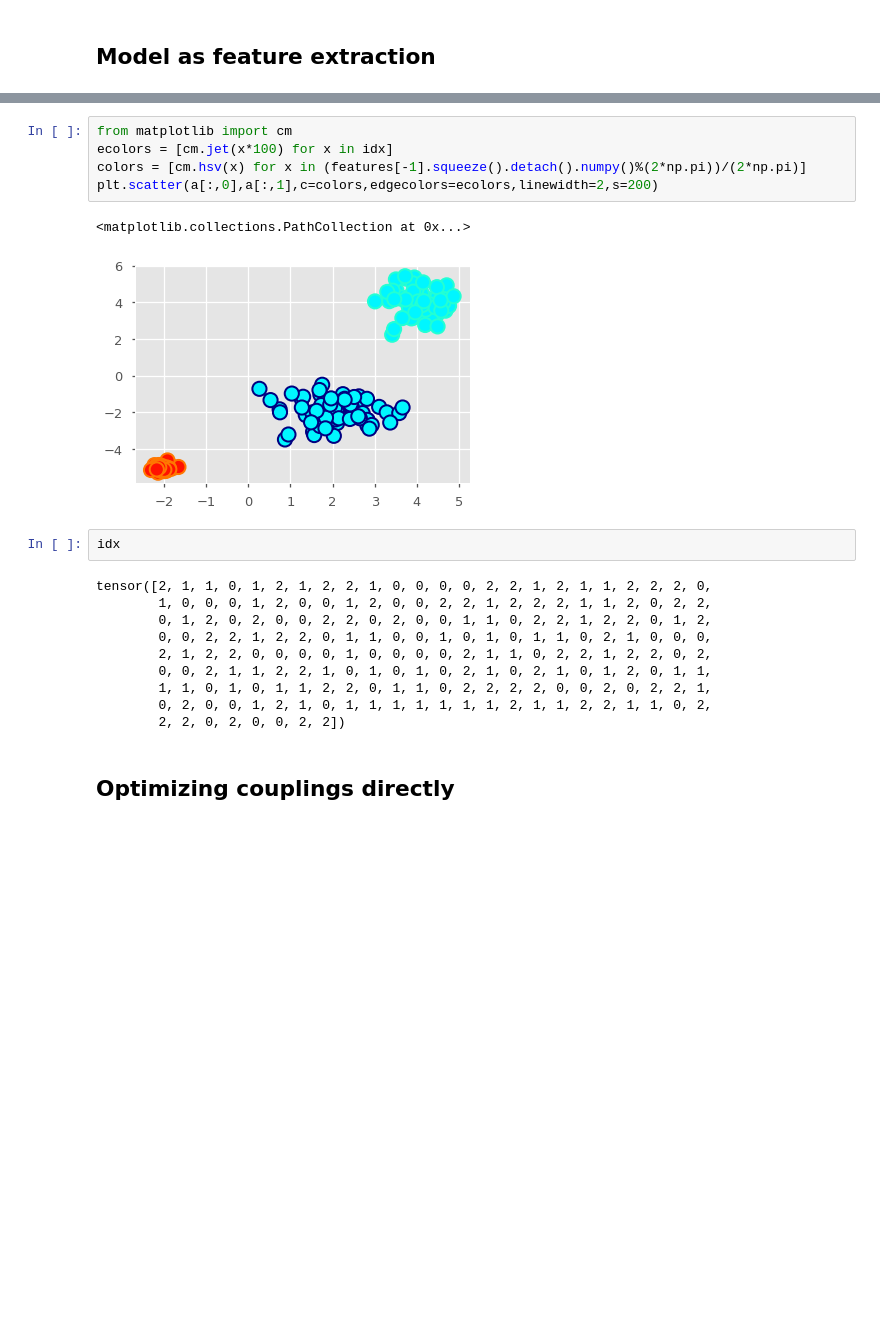
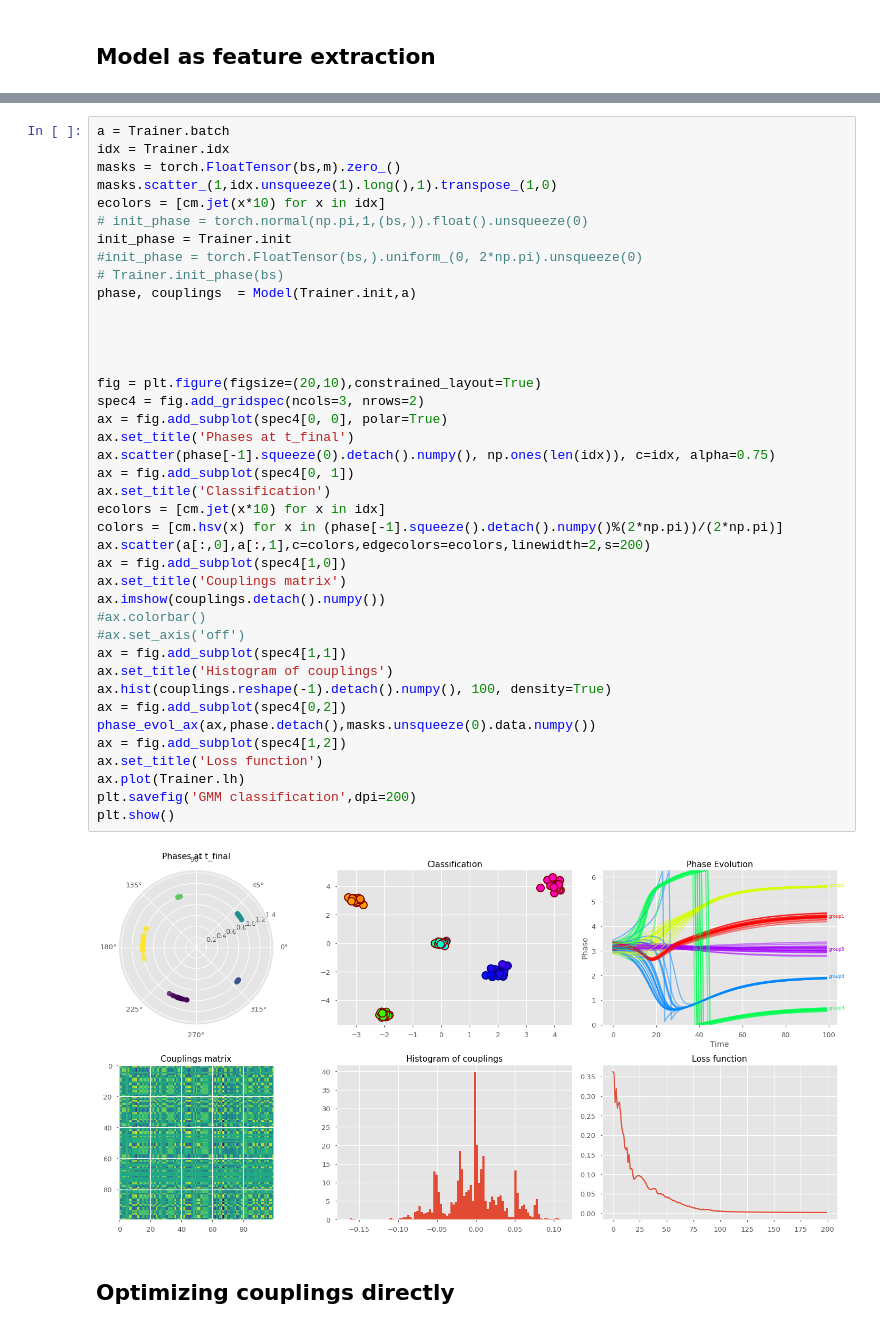
Before and after one commit to serre-lab/synchrony, a Jupyter notebook: notebooks/GMM_clustering.ipynb, the cells around one changed output, grey strips where cells are left out. Drawn from its saved outputs; the diff is of its cells as text; blank space fills up the shorter version.

```diff
--- a/notebooks/GMM_clustering.ipynb
+++ b/notebooks/GMM_clustering.ipynb
@@ -555,23 +584,45 @@ plt.close()
-# %%
-from matplotlib import cm
-ecolors = [cm.jet(x*100) for x in idx]
-colors = [cm.hsv(x) for x in (features[-1].squeeze().detach().numpy()%(2*np.pi))/(2*np.pi)]
-plt.scatter(a[:,0],a[:,1],c=colors,edgecolors=ecolors,linewidth=2,s=200)
-# %% [output]
-<matplotlib.collections.PathCollection at 0x...>
-[figure, removed]
-# %%
-idx
-# %% [output]
-tensor([2, 1, 1, 0, 1, 2, 1, 2, 2, 1, 0, 0, 0, 0, 2, 2, 1, 2, 1, 1, 2, 2, 2, 0,
-        1, 0, 0, 0, 1, 2, 0, 0, 1, 2, 0, 0, 2, 2, 1, 2, 2, 2, 1, 1, 2, 0, 2, 2,
-        0, 1, 2, 0, 2, 0, 0, 2, 2, 0, 2, 0, 0, 1, 1, 0, 2, 2, 1, 2, 2, 0, 1, 2,
-        0, 0, 2, 2, 1, 2, 2, 0, 1, 1, 0, 0, 1, 0, 1, 0, 1, 1, 0, 2, 1, 0, 0, 0,
-        2, 1, 2, 2, 0, 0, 0, 0, 1, 0, 0, 0, 0, 2, 1, 1, 0, 2, 2, 1, 2, 2, 0, 2,
-        0, 0, 2, 1, 1, 2, 2, 1, 0, 1, 0, 1, 0, 2, 1, 0, 2, 1, 0, 1, 2, 0, 1, 1,
-        1, 1, 0, 1, 0, 1, 1, 2, 2, 0, 1, 1, 0, 2, 2, 2, 2, 0, 0, 2, 0, 2, 2, 1,
-        0, 2, 0, 0, 1, 2, 1, 0, 1, 1, 1, 1, 1, 1, 1, 2, 1, 1, 2, 2, 1, 1, 0, 2,
-        2, 2, 0, 2, 0, 0, 2, 2])
+# %%
+a = Trainer.batch
+idx = Trainer.idx
+masks = torch.FloatTensor(bs,m).zero_()
+masks.scatter_(1,idx.unsqueeze(1).long(),1).transpose_(1,0)
+ecolors = [cm.jet(x*10) for x in idx]
+# init_phase = torch.normal(np.pi,1,(bs,)).float().unsqueeze(0)
+init_phase = Trainer.init
+#init_phase = torch.FloatTensor(bs,).uniform_(0, 2*np.pi).unsqueeze(0)
+# Trainer.init_phase(bs)
+phase, couplings  = Model(Trainer.init,a)
+
+
+
+
+fig = plt.figure(figsize=(20,10),constrained_layout=True)
+spec4 = fig.add_gridspec(ncols=3, nrows=2)
+ax = fig.add_subplot(spec4[0, 0], polar=True)
+ax.set_title('Phases at t_final')
+ax.scatter(phase[-1].squeeze(0).detach().numpy(), np.ones(len(idx)), c=idx, alpha=0.75)
+ax = fig.add_subplot(spec4[0, 1])
+ax.set_title('Classification')
+ecolors = [cm.jet(x*10) for x in idx]
+colors = [cm.hsv(x) for x in (phase[-1].squeeze().detach().numpy()%(2*np.pi))/(2*np.pi)]
+ax.scatter(a[:,0],a[:,1],c=colors,edgecolors=ecolors,linewidth=2,s=200)
+ax = fig.add_subplot(spec4[1,0])
+ax.set_title('Couplings matrix')
+ax.imshow(couplings.detach().numpy())
+#ax.colorbar()
+#ax.set_axis('off')
+ax = fig.add_subplot(spec4[1,1])
+ax.set_title('Histogram of couplings')
+ax.hist(couplings.reshape(-1).detach().numpy(), 100, density=True)
+ax = fig.add_subplot(spec4[0,2])
+phase_evol_ax(ax,phase.detach(),masks.unsqueeze(0).data.numpy())
+ax = fig.add_subplot(spec4[1,2])
+ax.set_title('Loss function')
+ax.plot(Trainer.lh)
+plt.savefig('GMM classification',dpi=200)
+plt.show()
+# %% [output]
+[figure, added]
 # %% [markdown]
 ## Optimizing couplings directly
 # %%
```
Also changed, not shown: parts of 31 cells of this notebook.
